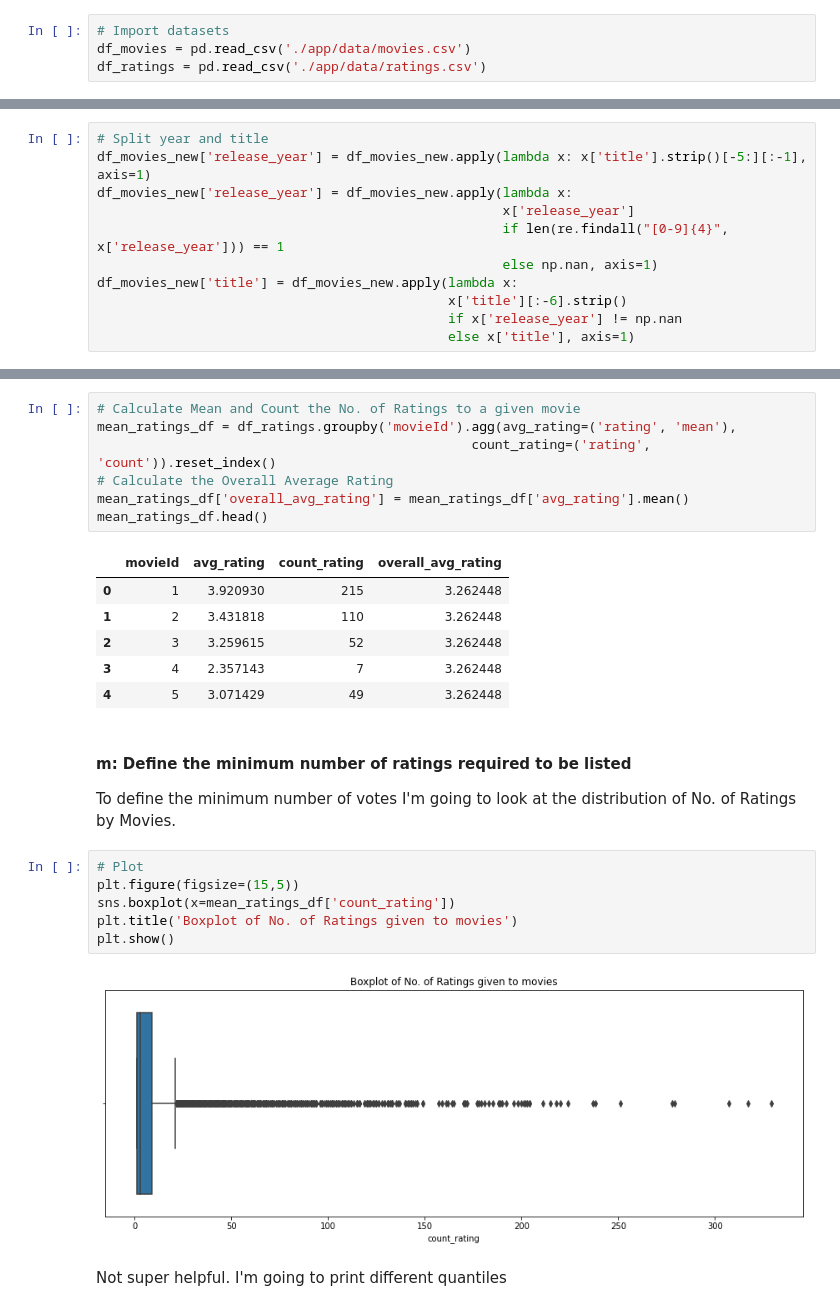
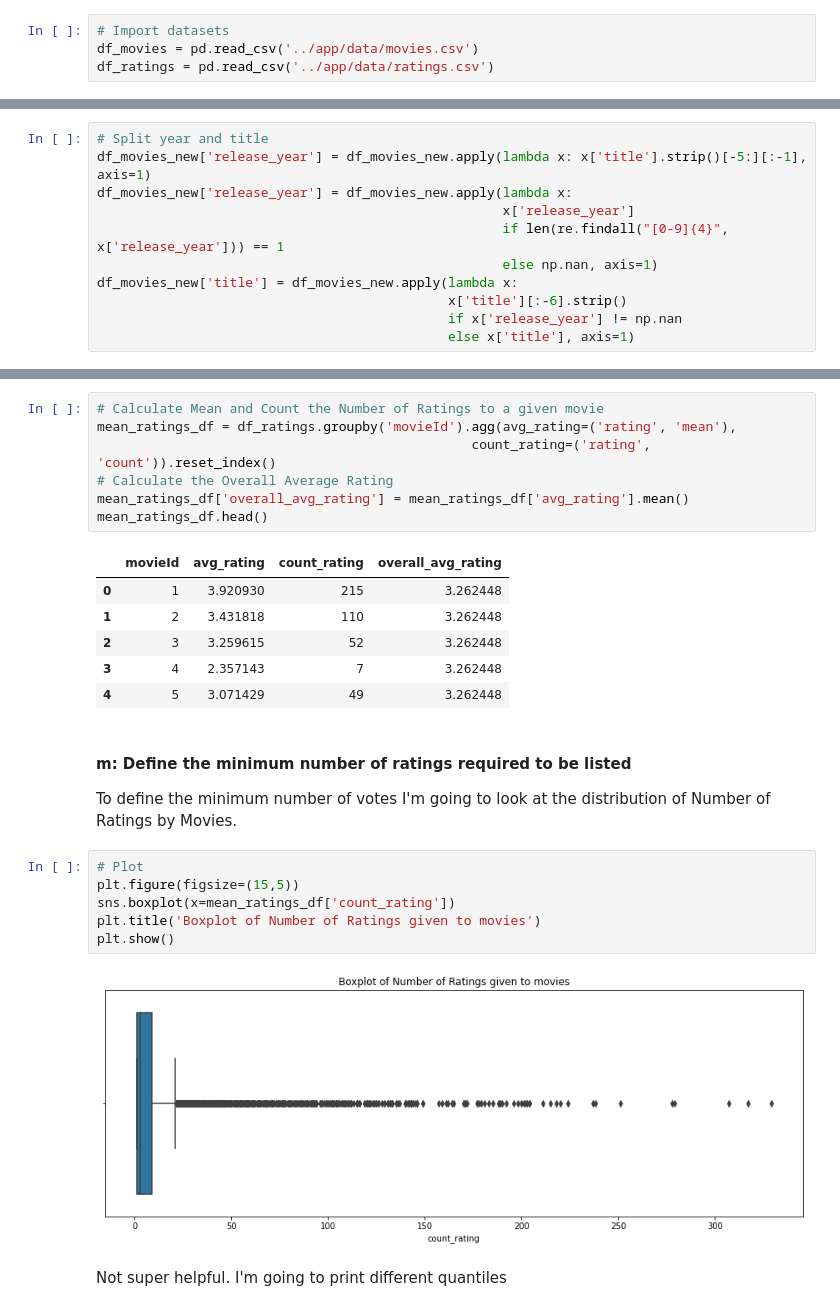
Before and after one commit to renoneto/Recommender-System, a Jupyter notebook: notebook/Movie Recommender.ipynb, the cells around one changed output, grey strips where cells are left out. Cells and saved outputs as stored; diff of their text form.

```diff
--- a/notebook/Movie Recommender.ipynb
+++ b/notebook/Movie Recommender.ipynb
@@ -55,8 +63,8 @@ warnings.filterwarnings('ignore')
 %matplotlib inline
 # %%
 # Import datasets
-df_movies = pd.read_csv('./app/data/movies.csv')
-df_ratings = pd.read_csv('./app/data/ratings.csv')
+df_movies = pd.read_csv('../app/data/movies.csv')
+df_ratings = pd.read_csv('../app/data/ratings.csv')
 # %%
 # Show first rows
 display(df_movies.head())
@@ -232,7 +435,7 @@ where,
 
 #### C: Calculate mean vote across the whole dataset
 # %%
-# Calculate Mean and Count the No. of Ratings to a given movie
+# Calculate Mean and Count the Number of Ratings to a given movie
 mean_ratings_df = df_ratings.groupby('movieId').agg(avg_rating=('rating', 'mean'),
                                                 count_rating=('rating', 'count')).reset_index()
 # Calculate the Overall Average Rating
@@ -247,15 +450,15 @@ mean_ratings_df.head()
 | 4 | 5 | 3.071429 | 49 | 3.262448 |
 # %% [markdown]
 #### m: Define the minimum number of ratings required to be listed
-To define the minimum number of votes I'm going to look at the distribution of No. of Ratings by Movies.
+To define the minimum number of votes I'm going to look at the distribution of Number of Ratings by Movies.
 # %%
 # Plot
 plt.figure(figsize=(15,5))
 sns.boxplot(x=mean_ratings_df['count_rating'])
-plt.title('Boxplot of No. of Ratings given to movies')
+plt.title('Boxplot of Number of Ratings given to movies')
 plt.show()
 # %% [output]
-[figure, old version]
+[figure, new version]
 # %% [markdown]
 Not super helpful. I'm going to print different quantiles
 # %%
```
Also changed, not shown: parts of 136 cells of this notebook.
